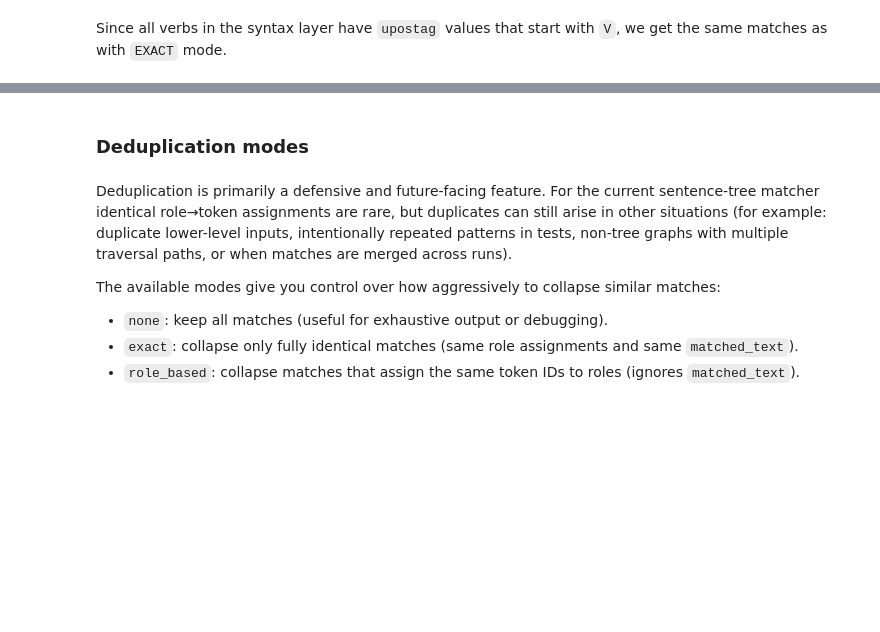
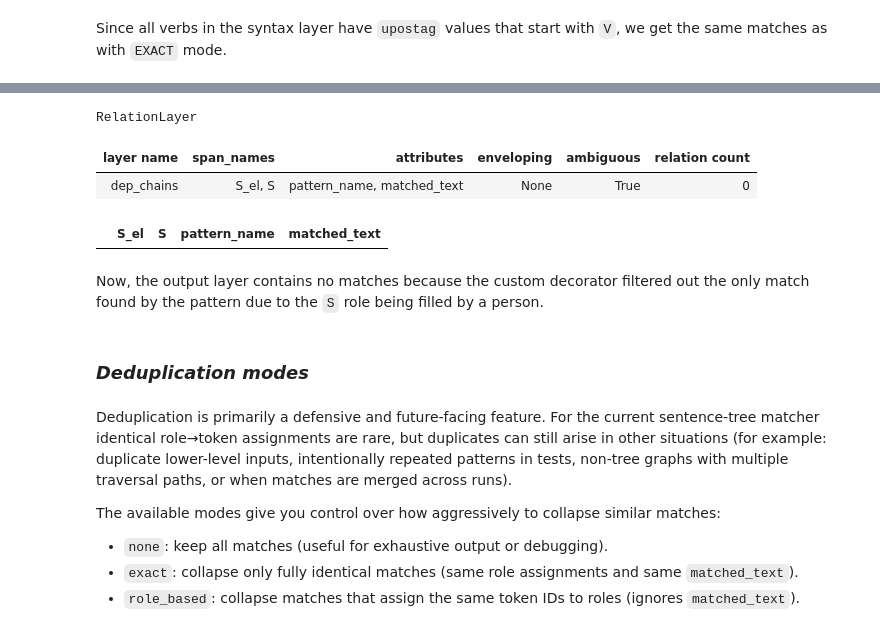
Before and after one commit to SanderSaska/EstNLTK_DependencyChains, a Jupyter notebook: DepChainTagger.ipynb, the cells around one changed output, grey strips where cells are left out. Drawn from its saved outputs; the diff is of its cells as text; code cells hidden in the pictures; blank space fills up the shorter version.

```diff
--- a/DepChainTagger.ipynb
+++ b/DepChainTagger.ipynb
@@ -912,5 +1117,14 @@ Since all verbs in the syntax layer have `upostag` values that start with `V`, w
+# %%
+display(text_obj["dep_chains"])
+# %% [output]
+RelationLayer
+| layer name | span_names | attributes | enveloping | ambiguous | relation count |
+| dep_chains | S_el, S | pattern_name, matched_text | None | True | 0 |
+|  | S_el | S | pattern_name | matched_text |
+# %% [markdown]
+Now, the output layer contains no matches because the custom decorator filtered out the only match found by the pattern due to the `S` role being filled by a person.
 # %% [markdown]
-### Deduplication modes
+### _Deduplication modes_
 # %% [markdown]
 Deduplication is primarily a defensive and future-facing feature. For the current sentence-tree matcher identical role→token assignments are rare, but duplicates can still arise in other situations (for example: duplicate lower-level inputs, intentionally repeated patterns in tests, non-tree graphs with multiple traversal paths, or when matches are merged across runs).
 
```
Also changed, not shown: parts of 57 cells of this notebook.
